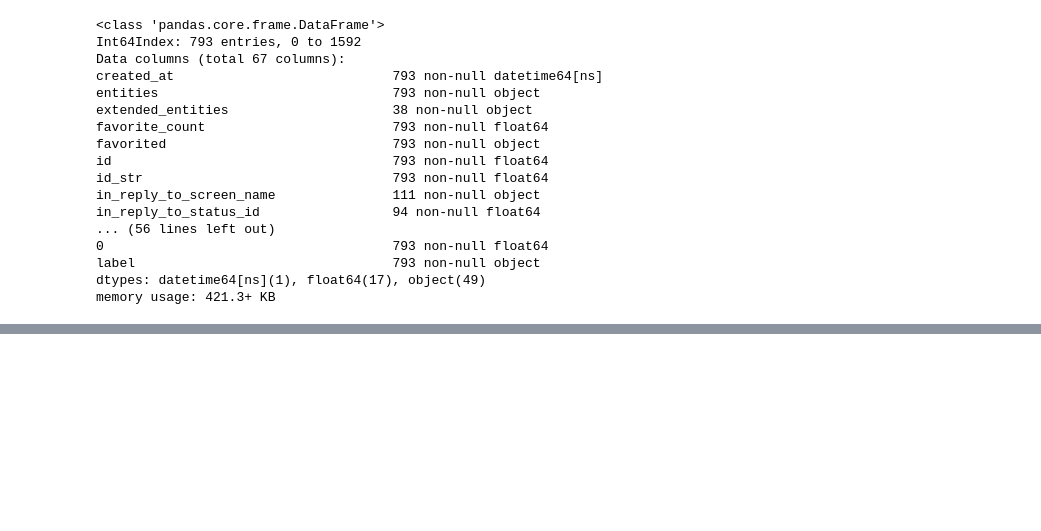
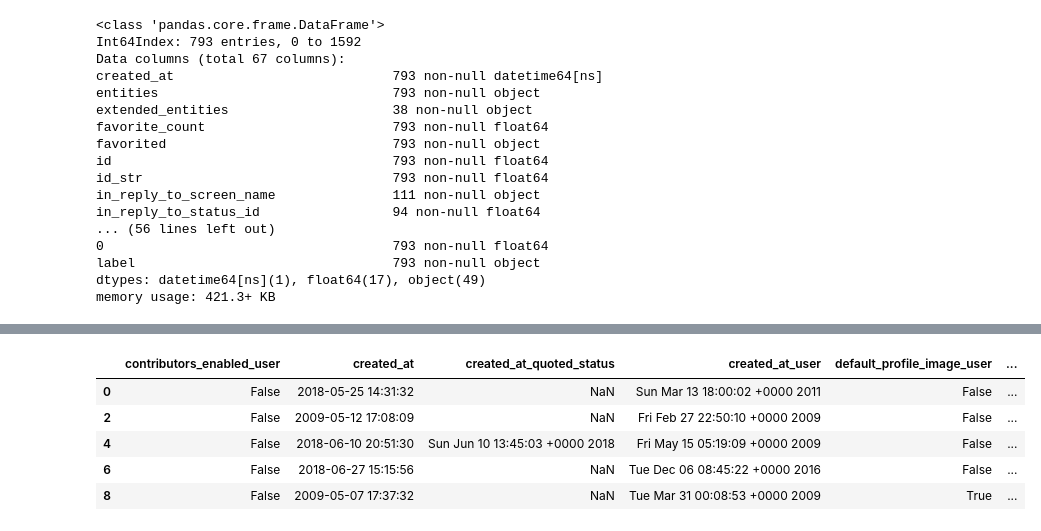
Before and after one commit to henmja/Detecting-Fake-News-and-Rumors-in-Twitter-Using-Deep-Neural-Networks, a Jupyter notebook: Preprocessing.ipynb, the cells around one changed output, grey strips where cells are left out. Cells and saved outputs as stored; diff of their text form; code cells hidden in the pictures; blank space fills up the shorter version.

```diff
--- a/Preprocessing.ipynb
+++ b/Preprocessing.ipynb
@@ -238,0 +407,68 @@ memory usage: 421.3+ KB
+# %%
+#explode user column
+exploded = realArticlesPD.user.apply(pd.Series)
+exploded.columns = [str(col) + '_user' for col in exploded.columns]
+realArticlesPD = pd.concat([realArticlesPD.drop(columns='user'), exploded], axis=1)
+
+exploded = realArticlesPD.entities.apply(pd.Series)
+exploded.columns = [str(col) + '_entities' for col in exploded.columns]
+realArticlesPD = pd.concat([realArticlesPD.drop(columns='entities'), exploded], axis=1)
+
+exploded = realArticlesPD.quoted_status.apply(pd.Series)
+exploded.columns = [str(col) + '_quoted_status' for col in exploded.columns]
+realArticlesPD = pd.concat([realArticlesPD.drop(columns='quoted_status'), exploded], axis=1)
+
+exploded = realArticlesPD.entities_quoted_status.apply(pd.Series)
+exploded.columns = [str(col) + '_entities_quoted_status' for col in exploded.columns]
+realArticlesPD = pd.concat([realArticlesPD.drop(columns='entities_quoted_status'), exploded], axis=1)
+
+#add label to data
+realArticlesPD['label'] = 'real'
+
+
+
+
+#explode user column
+exploded = fakeArticlesPD.user.apply(pd.Series)
+exploded.columns = [str(col) + '_user' for col in exploded.columns]
+fakeArticlesPD = pd.concat([fakeArticlesPD.drop(columns='user'), exploded], axis=1)
+
+exploded = fakeArticlesPD.entities.apply(pd.Series)
+exploded.columns = [str(col) + '_entities' for col in exploded.columns]
+fakeArticlesPD = pd.concat([fakeArticlesPD.drop(columns='entities'), exploded], axis=1)
+
+exploded = fakeArticlesPD.quoted_status.apply(pd.Series)
+exploded.columns = [str(col) + '_quoted_status' for col in exploded.columns]
+fakeArticlesPD = pd.concat([fakeArticlesPD.drop(columns='quoted_status'), exploded], axis=1)
+
+exploded = fakeArticlesPD.entities_quoted_status.apply(pd.Series)
+exploded.columns = [str(col) + '_entities_quoted_status' for col in exploded.columns]
+fakeArticlesPD = pd.concat([fakeArticlesPD.drop(columns='entities_quoted_status'), exploded], axis=1)
+
+#add label to data
+fakeArticlesPD['label'] = 'fake'
+
+#combine PDs
+bigdata = realArticlesPD.append(fakeArticlesPD, ignore_index=True)
+
+#drop zero non-null columns:
+bigdata = bigdata.dropna(axis = 1, how = 'all')
+
+#drop rows with less than 63 non-NAN values:
+bigdata = bigdata.dropna(thresh=7) #t = 0 gives 1594 entries, t = 5 gives 1592 entries, t=10 gives 793 entries
+
+#movel label to end:
+#cols = list(df.columns.values) #Make a list of all of the columns in the df
+#cols.pop(cols.index('b')) #Remove b from list
+#cols.pop(cols.index('x')) #Remove x from list
+#df = df[cols+['b','x']]
+
+#display head
+bigdata.head()
+# %% [output]
+|  | contributors_enabled_user | created_at | created_at_quoted_status | created_at_user | default_profile_image_user | ... |
+| 0 | False | 2018-05-25 14:31:32 | NaN | Sun Mar 13 18:00:02 +0000 2011 | False | ... |
+| 2 | False | 2009-05-12 17:08:09 | NaN | Fri Feb 27 22:50:10 +0000 2009 | False | ... |
+| 4 | False | 2018-06-10 20:51:30 | Sun Jun 10 13:45:03 +0000 2018 | Fri May 15 05:19:09 +0000 2009 | False | ... |
+| 6 | False | 2018-06-27 15:15:56 | NaN | Tue Dec 06 08:45:22 +0000 2016 | False | ... |
+| 8 | False | 2009-05-07 17:37:32 | NaN | Tue Mar 31 00:08:53 +0000 2009 | True | ... |
```
Also changed, not shown: parts of 4 cells of this notebook.
